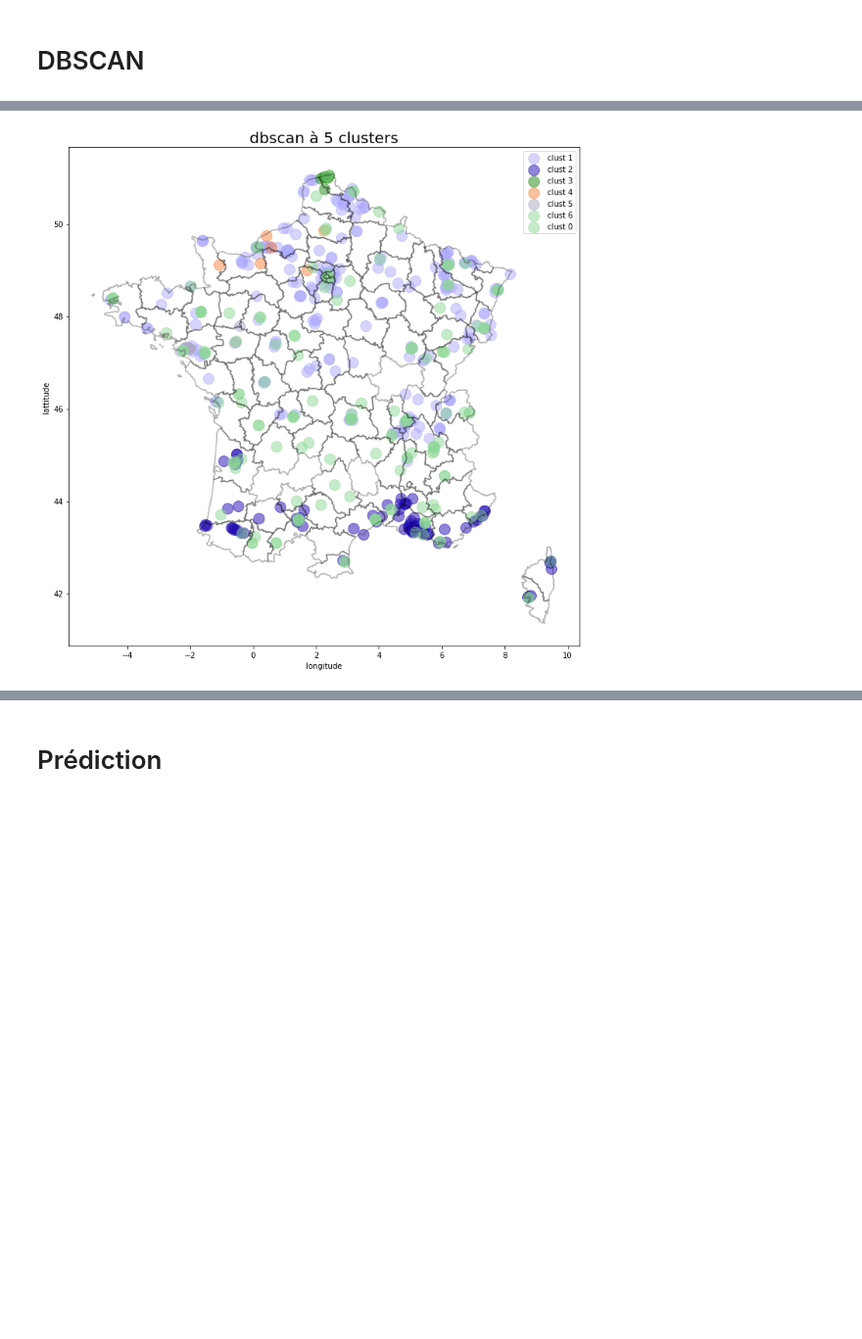
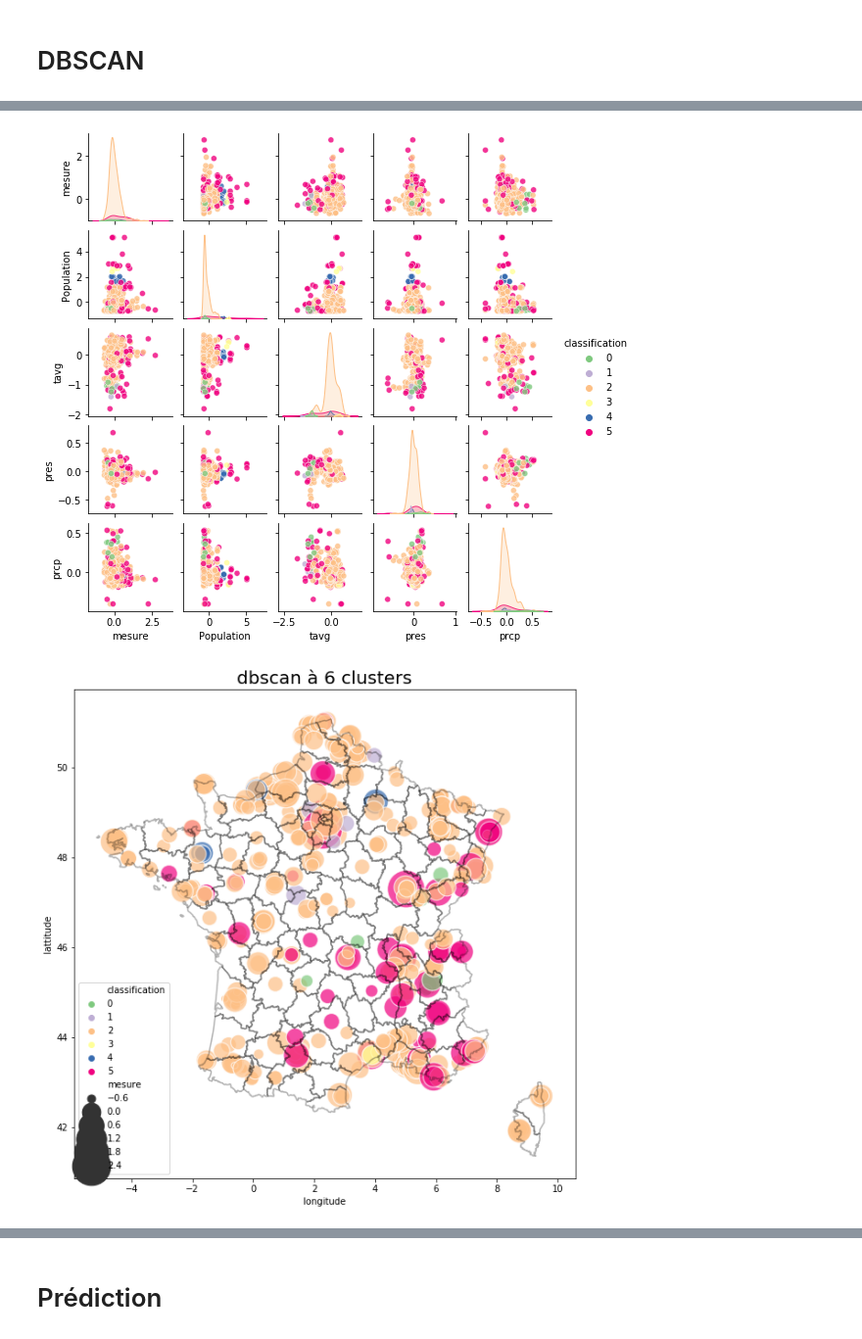
Before and after one commit to jbSarda/SD701, a Jupyter notebook: 01-ANALYSE.ipynb, the cells around one changed output, grey strips where cells are left out. Shown at 98% size. Cells and saved outputs as stored; diff of their text form; code cells hidden in the pictures; blank space fills up the shorter version.

```diff
--- a/01-ANALYSE.ipynb
+++ b/01-ANALYSE.ipynb
@@ -195,8 +188,8 @@ def graph_poll(date_start, date_end, lis_dep, lab = False, graph = False):
     if graph == True:
         plt.figure(figsize=(15,10))
     dep(lis_dep)
-    var = plt.scatter(a['long'], a['lat'], c = a['mesure']*10, cmap=plt.cm.Spectral_r,
-                      edgecolors='none', s=200, alpha = 0.7)
+    var = plt.scatter(a['long'], a['lat'], c = np.exp(a['mesure']), cmap=plt.cm.Spectral_r,
+                      edgecolors='none', s=np.exp(a['mesure']+2)*100, alpha = 0.7)
     plt.xlabel('longitude', size = 15)
     plt.ylabel('lattitude', size = 15)
     plt.colorbar(var, label='pollution')
@@ -490,40 +502,47 @@ def DB(df, epsilon = 0.5, ms = 5, graph = True):
     dbscan_algo = cluster.DBSCAN(eps = epsilon, min_samples = ms)
     dbscan_results = dbscan_algo.fit(dfk[['mesure', 'Population',
                                                     'alt',
-                                                    'lat_cr', 'long_cr',
+                                                    #'lat_cr', 'long_cr',
                                                     #'PicJourConsoNat',
                                                     #'lat', 'long',
                                                     'tavg', 'prcp',  'pres'
                                                     ]])
 
     dfk['classification'] = dbscan_results.labels_
-    nb_clust = max(dfk['classification'])
-    colormap = np.array(["#"+''.join([random.choice('ABCDEF0123456789') for i in range(6)]) for _ in range(nb_clust+1)])
-    #création d'une liste comportant tous les binômes de paramètres étudiés
+# on re labellise les clusters en fonction de la pollution moyenne
+    mesuresParClust = sorted([[i, dfk.loc[dfk['classification'] == i, 'mesure'].mean()]
+                       for i in set(dfk['classification'])], key = lambda x: x[1])
+    dfk['classification'].replace([i[0] for i in mesuresParClust], list(range(len(set(dfk['classification'])))),
+                                  inplace = True)
 
+
+    #représentation des six nuages de points pour identifier visuellement le(s) binôme(s) le(s) plus pertinent:
     if graph == True:
-        # Affichage sur la carte
-        plt.figure(figsize=(12,12))
+        sns.pairplot(dfk[['mesure','Population','tavg', 'pres','prcp', 'classification']],
+                     hue = 'classification', palette = "Accent", plot_kws={'alpha':0.8},
+                    height=1.5)
+        plt.figure(figsize=(10,10))
 
-    # on rajoute le dept 11 qui n'a pas de station de mesure si le Df prend en compte toute la France
+    # on rajoute les dept qui n'ont pas de station de mesure si le Df prend en compte toute la France
     if set(dfk['Code Département']) == set(df_tot['Code Département']):
-        dep(list(set(dfk['Code Département']))+['11'])
+        dep(df_dep['num'])
     else:
         dep(set(dfk['Code Département']))
 
-    for i in set(dbscan_results.labels_):
-        plt.scatter(dfk.loc[dfk['classification'] == i, 'long'],
-                    dfk.loc[dfk['classification'] == i, 'lat'],
-                    s=200, alpha = 0.5,
-                    c=colormap[i],
-                    label = f'clust {str(i+1)}')
+    # représentation sur la carte de france
+    g = sns.scatterplot(dfk['long'], dfk['lat'], hue = dfk['classification'], palette = "Accent",
+                    size = dfk['mesure'], sizes = (40, 2000), alpha = 0.7)
 
     plt.xlabel('longitude')
     plt.ylabel('lattitude')
-    plt.title(f'dbscan à {nb_clust} clusters', size = 20)
+    plt.title(f'dbscan à {len(set(dbscan_results.labels_))} clusters', size = 20)
+
+    if graph == False:
+        g.legend_.remove()
+
     if graph == True:
         plt.legend()
         plt.show()
 # %%
-DB(df_mean, epsilon =0.6, ms = 6)
+DB(df_mean, epsilon =0.5, ms = 4)
 # %% [output]
@@ -530,4 +550,5 @@ DB(df_mean, epsilon =0.6, ms = 6)
-[figure, old version]
+[figure, new version]
+[figure, added]
 # %%
 # regroupement des trois méthodes de clustering sur la France entière
 plt.figure(figsize = (18,5.5))
```
Also changed, not shown: parts of 29 cells of this notebook, 1 other file.
